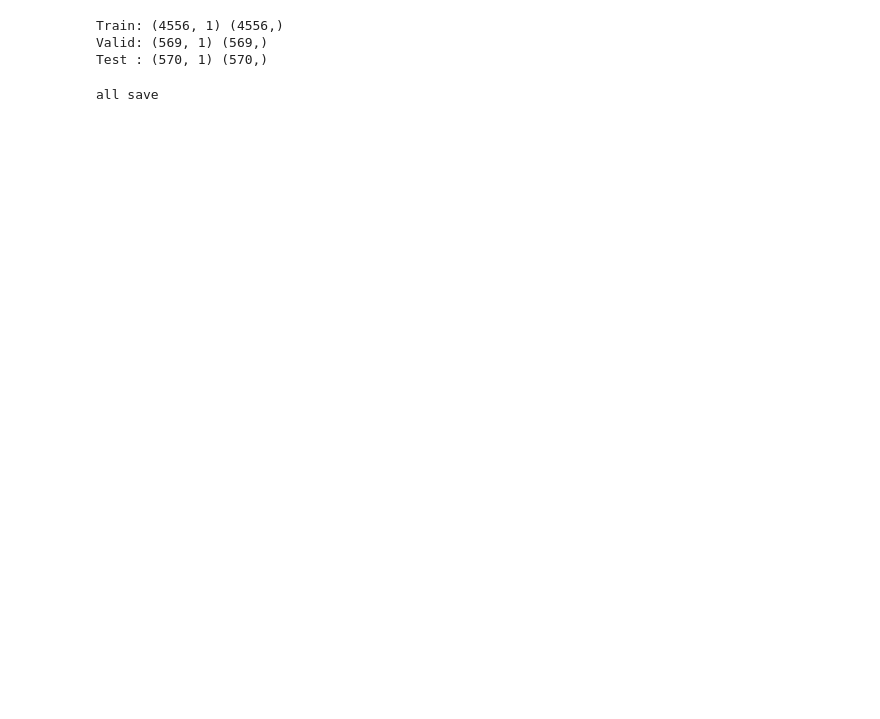
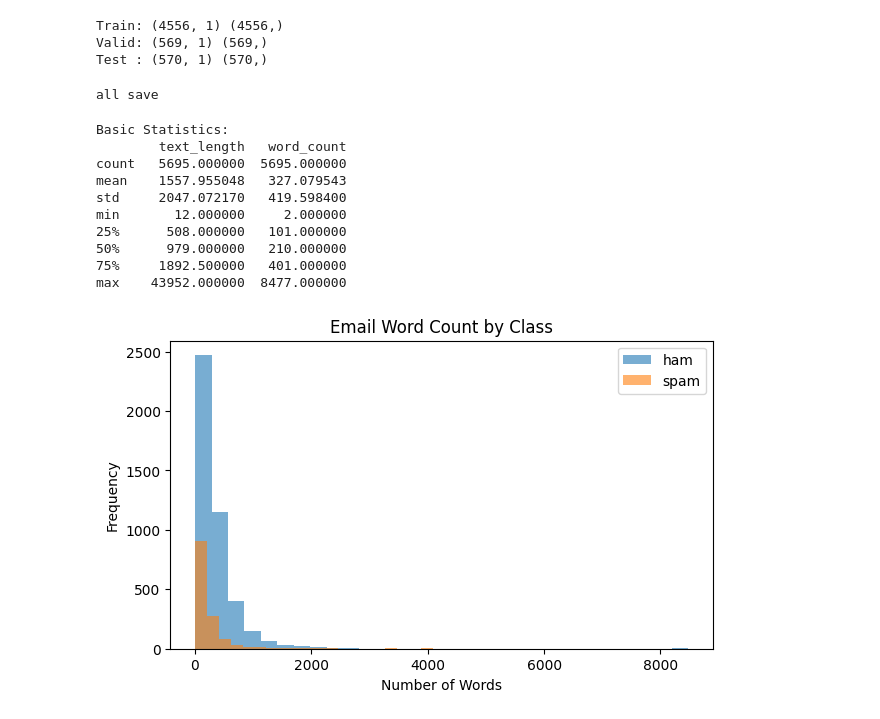
Before and after one commit to xdjx19/computing-technology-innovation-project-, a Jupyter notebook: data/spam_process.ipynb, the cells around one changed output. Saved outputs shown, nothing was run; the diff lists cells and outputs as text; code cells hidden in the pictures; blank space fills up the shorter version.

```diff
--- a/data/spam_process.ipynb
+++ b/data/spam_process.ipynb
@@ -1,15 +1,15 @@
 # %%
+#load
 import pandas as pd
 
-# Load dataset with encoding fix
-spam = pd.read_csv("spam_dataset.csv", encoding="latin1")
+spam = pd.read_csv("/Users/mouyly/Downloads/2spam/emails.csv")
 
-# Display basic info
-print("Dataset shape:", spam.shape)
-print("\nColumn names:\n", spam.columns.tolist())
-print("\nData types:\n", spam.dtypes)
-print("\nPreview:\n")
-spam.head()
+#show data
+print("Shape (rows, columns):", spam.shape)
+display(spam.head())
+
+# show data types for each column
+display(spam.dtypes)
 # %% [output]
 Shape (rows, columns): (5728, 2)
 |  | text | spam |
@@ -132,3 +141,40 @@ y_test.to_csv("spam_y_test.csv", index=False)
 print("all save")
 # %% [output]
 all save
+# %%
+#EMAIL SPAM DATA ANALYSIS
+import pandas as pd
+import matplotlib.pyplot as plt
+
+# Make a copy so we don't change the original data
+email_df = spam_clean.copy()
+
+# Create simple features to describe the text
+email_df["text_length"] = email_df["text"].str.len()
+email_df["word_count"] = email_df["text"].str.split().str.len()
+
+#Look at basic statistics
+print("Basic Statistics:")
+print(email_df[["text_length", "word_count"]].describe())
+
+#  Compare spam vs ham message lengths
+plt.figure(figsize=(7,4))
+plt.hist(email_df[email_df["spam"] == 0]["word_count"], bins=30, alpha=0.6, label="ham")
+plt.hist(email_df[email_df["spam"] == 1]["word_count"], bins=30, alpha=0.6, label="spam")
+plt.title("Email Word Count by Class")
+plt.xlabel("Number of Words")
+plt.ylabel("Frequency")
+plt.legend()
+plt.show()
+# %% [output]
+Basic Statistics:
+        text_length   word_count
+count   5695.000000  5695.000000
+mean    1557.955048   327.079543
+std     2047.072170   419.598400
+min       12.000000     2.000000
+25%      508.000000   101.000000
+50%      979.000000   210.000000
+75%     1892.500000   401.000000
+max    43952.000000  8477.000000
+[figure, added]
```
Also changed, not shown: parts of 2 cells of this notebook, 1 other file.
